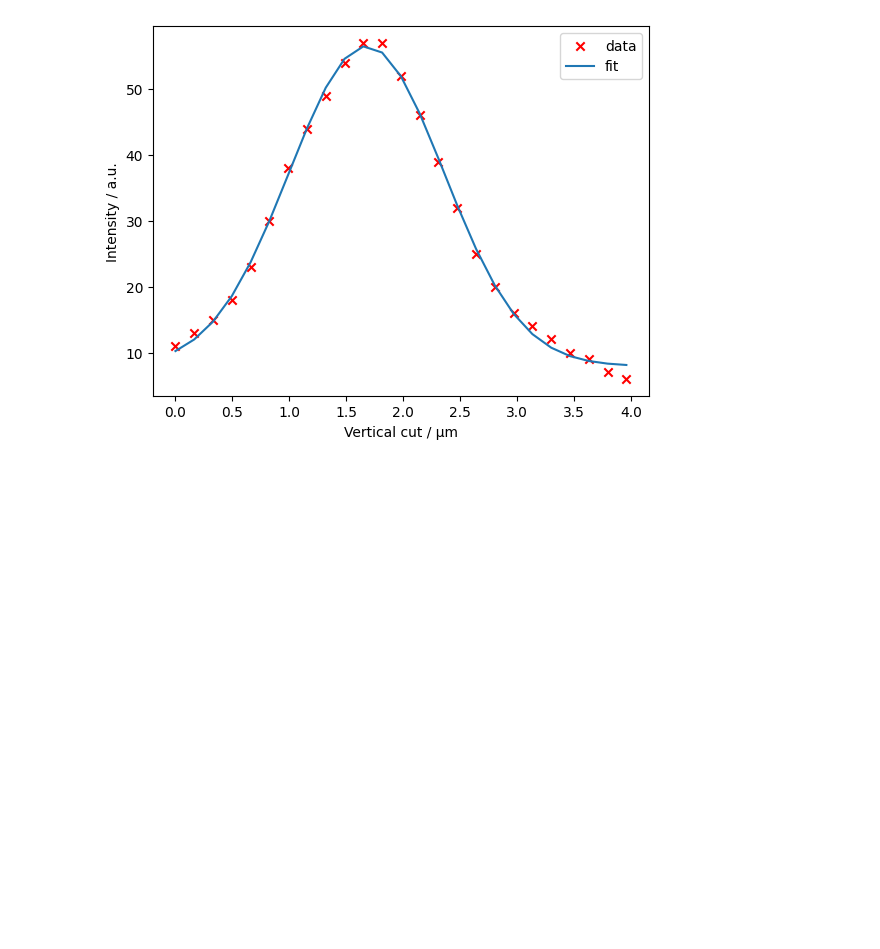
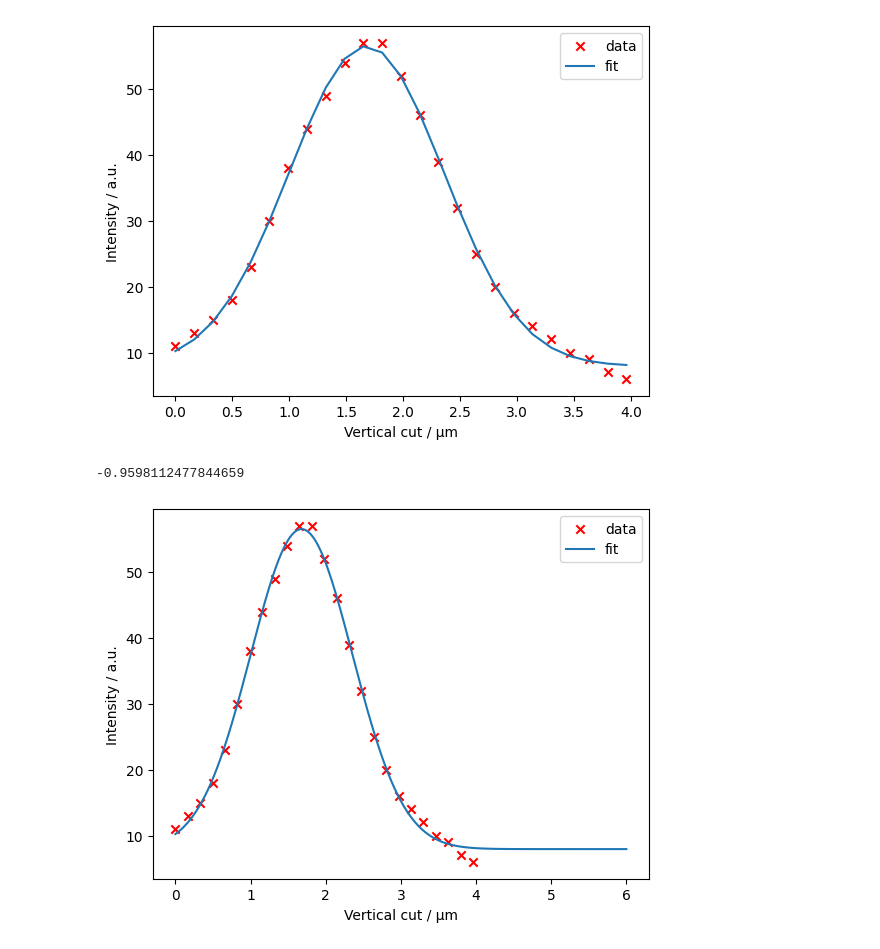
Before and after one commit to LeoausderDose/PPD, a Jupyter notebook: Versuch_Lightsheet/data/lightsheetCharacterization/HalfClosedPinhole/LSC_halfclosedpinhole_40ms_100_1/IntensityPlot.ipynb, the cells around one changed output. Saved outputs shown, nothing was run; the diff lists cells and outputs as text; code cells hidden in the pictures; blank space fills up the shorter version.

```diff
--- a/Versuch_Lightsheet/data/lightsheetCharacterization/HalfClosedPinhole/LSC_halfclosedpinhole_40ms_100_1/IntensityPlot.ipynb
+++ b/Versuch_Lightsheet/data/lightsheetCharacterization/HalfClosedPinhole/LSC_halfclosedpinhole_40ms_100_1/IntensityPlot.ipynb
@@ -117,3 +117,21 @@ plt.ylabel('Intensity / a.u.')
 # %% [output]
 Text(0, 0.5, 'Intensity / a.u.')
 [figure]
+# %%
+yfit = np.array(range(len(yslice)))*0.165
+plt.scatter(yfit, yslice, marker = 'x', color = 'r', label = 'data')
+plt.plot(np.linspace(0,6,1000), gaussian_function(np.linspace(0,6,1000),params_y[0],params_y[1]*0.165,params_y[2]*0.165,params_y[3] ),label = 'fit')
+
+# plt.xlim(40, 200)
+
+
+plt.legend()
+plt.xlabel('Vertical cut / μm')
+plt.ylabel('Intensity / a.u.')
+# plt.title('Gaussian Fit')
+# plt.savefig('cutThroughSheet.pdf', dpi = 300)
+# plt.show()
+params_y[2]*0.165*2**0.5
+# %% [output]
+-0.9598112477844659
+[figure, added]
```
Also changed, not shown: 4 other files.
